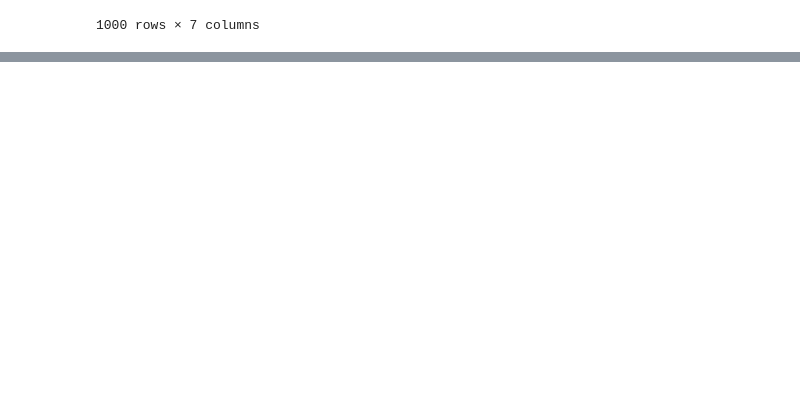
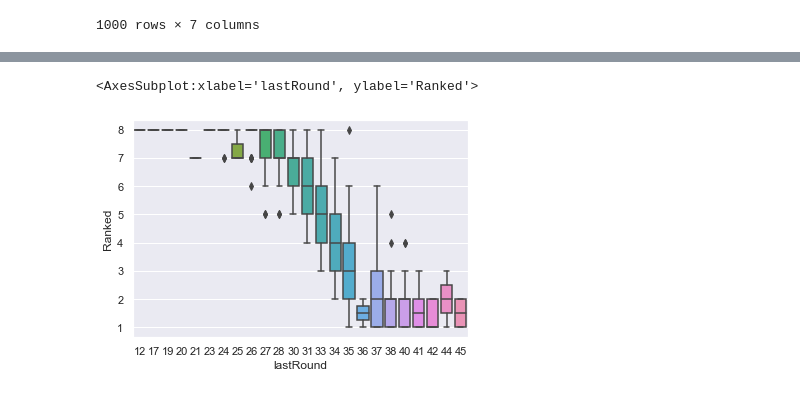
Before and after one commit to xelafi/Maths-Algo, a Jupyter notebook: Projet/TftPlatChall.ipynb, the cells around one changed output, grey strips where cells are left out. Saved outputs shown, nothing was run; the diff lists cells and outputs as text; code cells hidden in the pictures; blank space fills up the shorter version.

```diff
--- a/Projet/TftPlatChall.ipynb
+++ b/Projet/TftPlatChall.ipynb
@@ -199,0 +269,5 @@ sns.heatmap(DataCorrChall, annot=True)
+# %%
+sns.boxplot(data=DataPlat, x="lastRound", y="Ranked")
+# %% [output]
+<AxesSubplot:xlabel='lastRound', ylabel='Ranked'>
+[figure, added]
```
Also changed, not shown: parts of 31 cells of this notebook.
